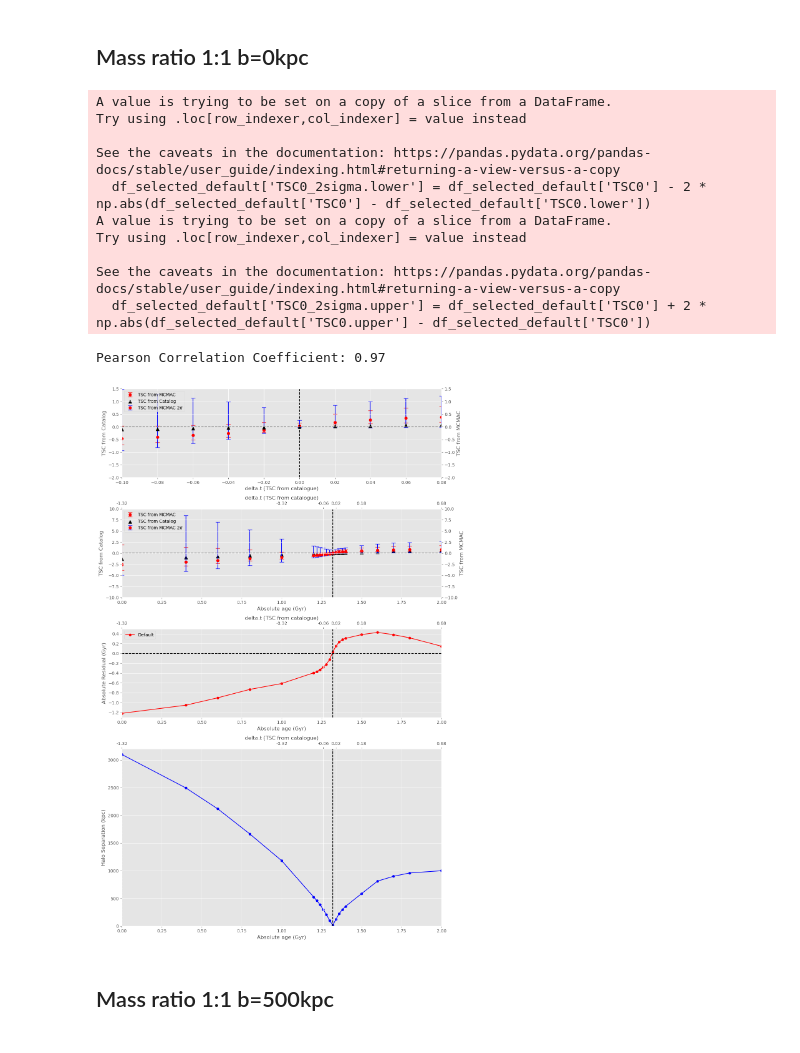
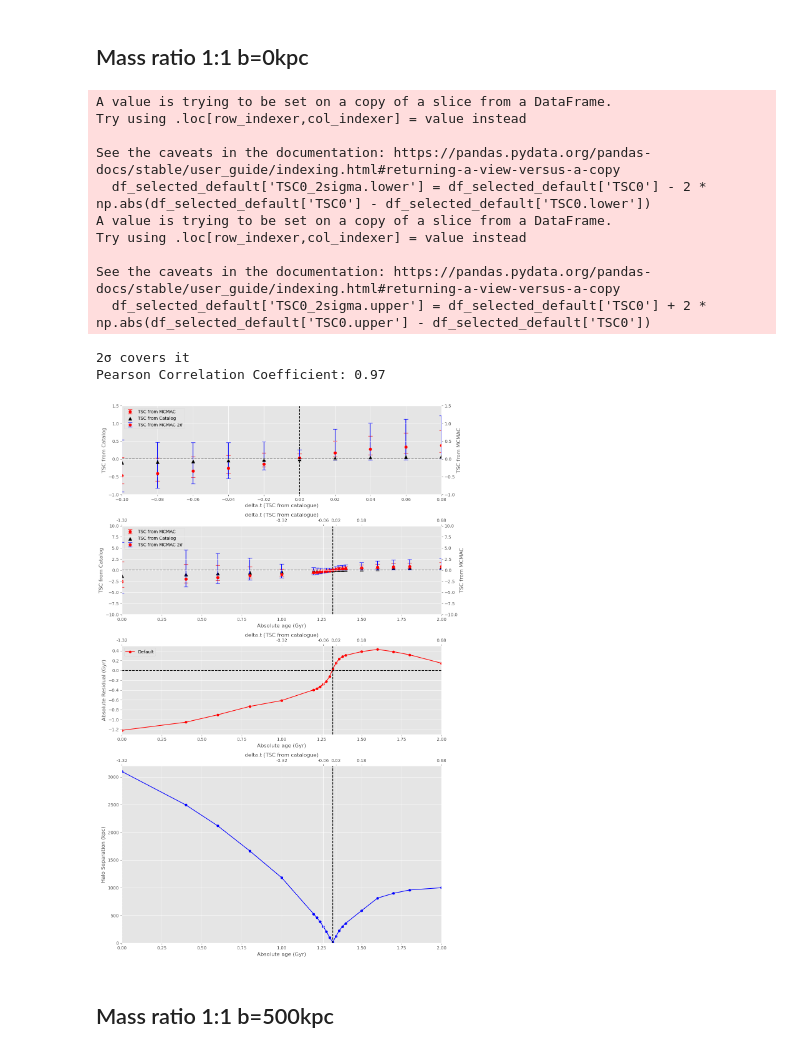
Before and after one commit to ryusei172525/SSP2024_GalaxyClusters, a Jupyter notebook: analysis_comparison_2sigma.ipynb, the cells around one changed output. Cells and saved outputs as stored; diff of their text form; code cells hidden in the pictures.

```diff
--- a/analysis_comparison_2sigma.ipynb
+++ b/analysis_comparison_2sigma.ipynb
@@ -87,13 +87,45 @@ def plotImage(filename_default, zoom_x_range, zoom_y_range, plot1_x_range, plot1
 
     # When we replace Time Till Collision to Time Since Collision, we need to set minus.
     # We got Time Till Collision by using MCMAC-pre code.
-    df_selected_default.loc[df_selected_default['merger'] == 'pre', ['TSC0', 'TSC0.lower', 'TSC0.upper']] *= -1
+    df_selected_default.loc[df_selected_default['merger'] == 'pre', ['TSC0', 'TSC0.lower', 'TSC0.upper', 'TSC0_2sigma.lower', 'TSC0_2sigma.upper']] *= -1
 
     # 相対誤差の計算
     df_selected_default = df_selected_default.copy()
     df_selected_default.loc[:, 'Absolute Residual'] = df_selected_default['TSC0'] - df_selected_default['delta.t']
     # df_selected_default.loc[:, 'Absolute Residual'] = df_selected_default['TSC0'] - df_selected_default['delta.t']
 
+
+    # 'merger'が'pre'の場合と'post'の場合でそれぞれの条件をチェック
+    pre_condition = df_selected_default[(df_selected_default['merger'] == 'pre') &
+                                        ((df_selected_default['delta.t'] <= df_selected_default['TSC0_2sigma.lower']) &
+                                        (df_selected_default['delta.t'] >= df_selected_default['TSC0_2sigma.upper']))]
+
+    post_condition = df_selected_default[(df_selected_default['merger'] == 'post') &
+                                        ((df_selected_default['delta.t'] >= df_selected_default['TSC0_2sigma.lower']) &
+                                        (df_selected_default['delta.t'] <= df_selected_default['TSC0_2sigma.upper']))]
+
+    # 'pre' と 'post' のすべての行が条件を満たしているかチェック
+    if len(pre_condition) == len(df_selected_default[df_selected_default['merger'] == 'pre']) and \
+    len(post_condition) == len(df_selected_default[df_selected_default['merger'] == 'post']):
+        print("2σ covers it")
+    else:
+        print("2σ does not cover it")
+
+        # 'pre' の条件を満たしていない行を表示
+        pre_violation = df_selected_default[(df_selected_default['merger'] == 'pre') &
+                                            ~((df_selected_default['delta.t'] >= df_selected_default['TSC0_2sigma.lower']) &
+                                            (df_selected_default['delta.t'] <= df_selected_default['TSC0_2sigma.upper']))]
+        if not pre_violation.empty:
+            print("The following 'pre' data points do not cover delta.t within the 2σ range:")
+            print(pre_violation[['age', 'TSC0_2sigma.lower', 'delta.t', 'TSC0_2sigma.upper']])
+
+        # 'post' の条件を満たしていない行を表示
+        post_violation = df_selected_default[(df_selected_default['merger'] == 'post') &
+                                            ~((df_selected_default['delta.t'] >= df_selected_default['TSC0_2sigma.lower']) &
+                                            (df_selected_default['delta.t'] <= df_selected_default['TSC0_2sigma.upper']))]
+        if not post_violation.empty:
+            print("The following 'post' data points do not cover delta.t within the 2σ range:")
+            print(post_violation[['age', 'TSC0_2sigma.lower', 'delta.t', 'TSC0_2sigma.upper']])
     # プロットスタイルの設定
     plt.style.use('ggplot')
 
@@ -283,30 +315,31 @@ def plotImage(filename_default, zoom_x_range, zoom_y_range, plot1_x_range, plot1
 # %%
 filename_default = '../output_default/zh_1to1_b0_z_MCMAC.txt'
 
 zoom_x_range = [-0.1, 0.08]
-zoom_y_range = [-2, 1.5]
+zoom_y_range = [-1, 1.5]
 plot1_x_range = [0, 2]
 plot1_y_range = [-10, 10]
 plot2_x_range = [0, 2]
 plot2_y_range = [-1.3, 0.5]
 plot3_x_range = [0, 2]
 plot3_y_range = [0, 3200]
 absolute_merge_time = 2 - 0.68
 
 plotImage(filename_default,zoom_x_range, zoom_y_range, plot1_x_range, plot1_y_range, plot2_x_range, plot2_y_range, plot3_x_range, plot3_y_range, absolute_merge_time)
 # %% [output]
 A value is trying to be set on a copy of a slice from a DataFrame.
 Try using .loc[row_indexer,col_indexer] = value instead
 
 See the caveats in the documentation: https://pandas.pydata.org/pandas-docs/stable/user_guide/indexing.html#returning-a-view-versus-a-copy
   df_selected_default['TSC0_2sigma.lower'] = df_selected_default['TSC0'] - 2 * np.abs(df_selected_default['TSC0'] - df_selected_default['TSC0.lower'])
 A value is trying to be set on a copy of a slice from a DataFrame.
 Try using .loc[row_indexer,col_indexer] = value instead
 
 See the caveats in the documentation: https://pandas.pydata.org/pandas-docs/stable/user_guide/indexing.html#returning-a-view-versus-a-copy
   df_selected_default['TSC0_2sigma.upper'] = df_selected_default['TSC0'] + 2 * np.abs(df_selected_default['TSC0.upper'] - df_selected_default['TSC0'])
+2σ covers it
 Pearson Correlation Coefficient: 0.97
-[figure, old version]
+[figure, new version]
 # %% [markdown]
 ## Mass ratio 1:1 b=500kpc
 # %%
```
Also changed, not shown: parts of 2 cells of this notebook.
